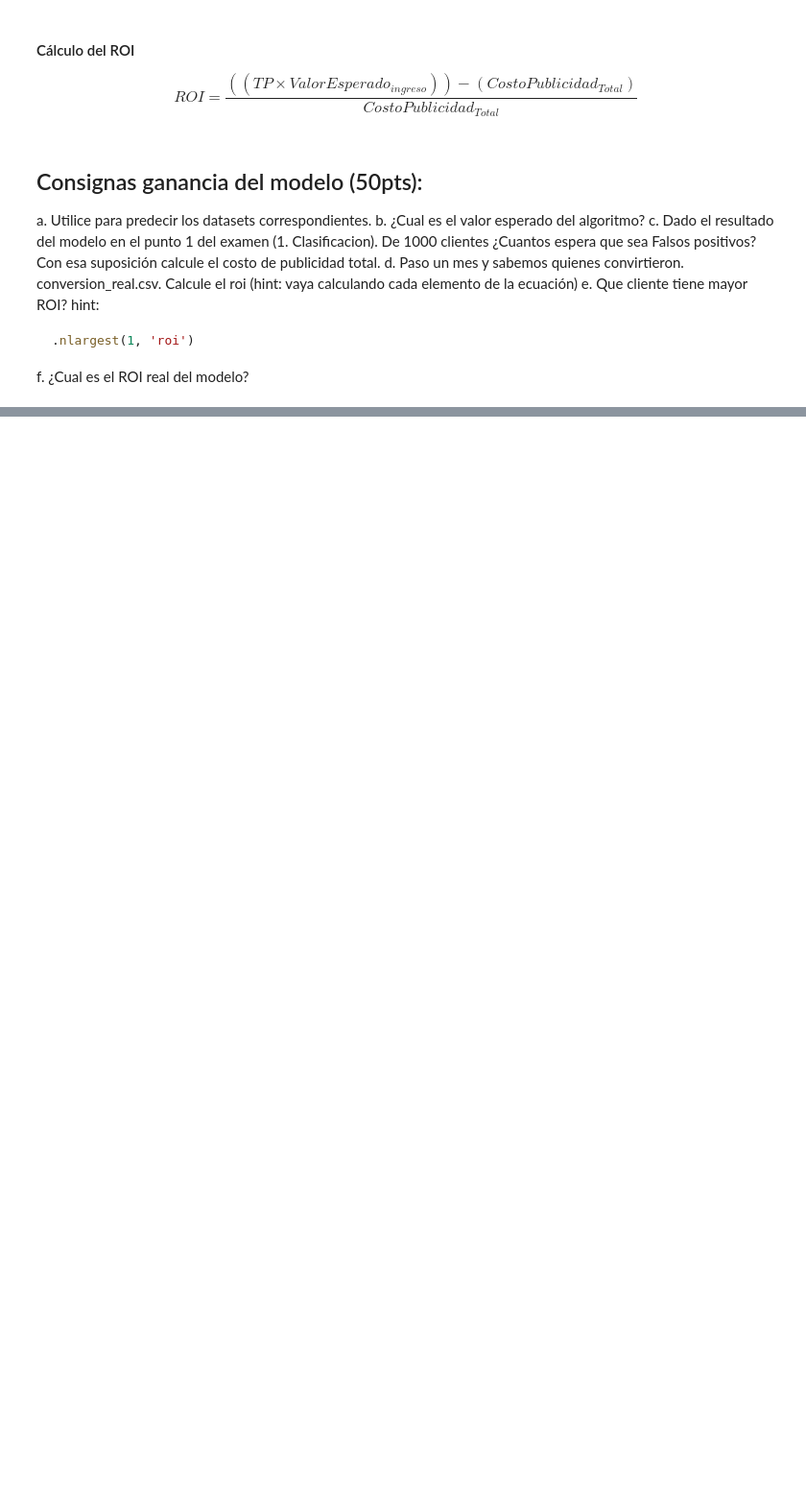
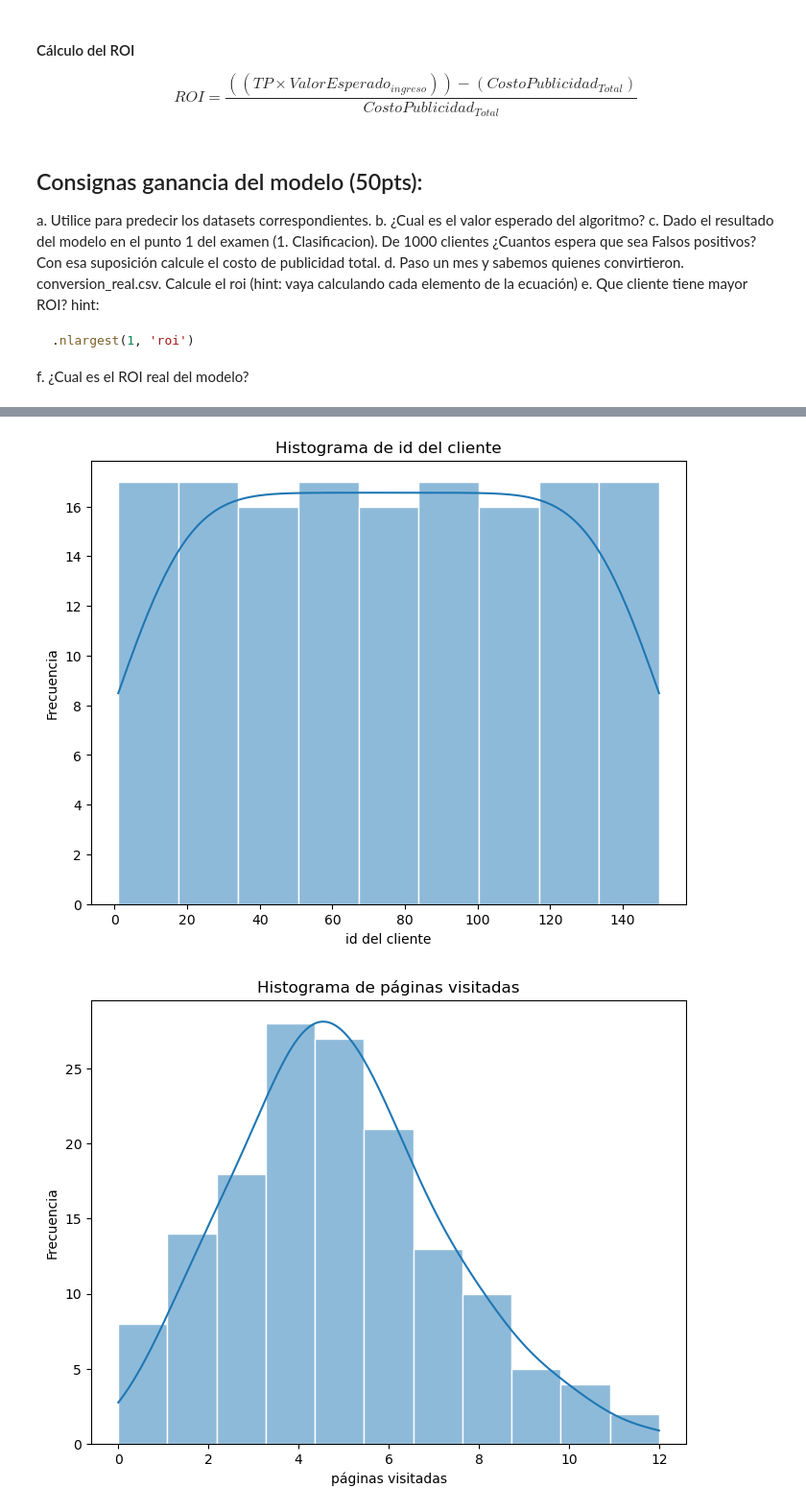
Before and after one commit to Chiaraaorlando/segundoparcialpoo, a Jupyter notebook: examen_30_11.ipynb, the cells around one changed output, grey strips where cells are left out. Shown at 96% size. Drawn from its saved outputs; the diff is of its cells as text; code cells hidden in the pictures; blank space fills up the shorter version.

```diff
--- a/examen_30_11.ipynb
+++ b/examen_30_11.ipynb
@@ -175,0 +278,3 @@ f. ¿Cual es el ROI real del modelo?
+# %%
+dfmarte = df[df['ubicación']=='Marte']
+dfmarte
@@ -175,0 +307,5 @@ f. ¿Cual es el ROI real del modelo?
+# %%
+plot_histograms(dfmarte)
+# %% [output]
+[figure, added]
+[figure, added]
```
Also changed, not shown: parts of 47 cells of this notebook, 2 other files.
